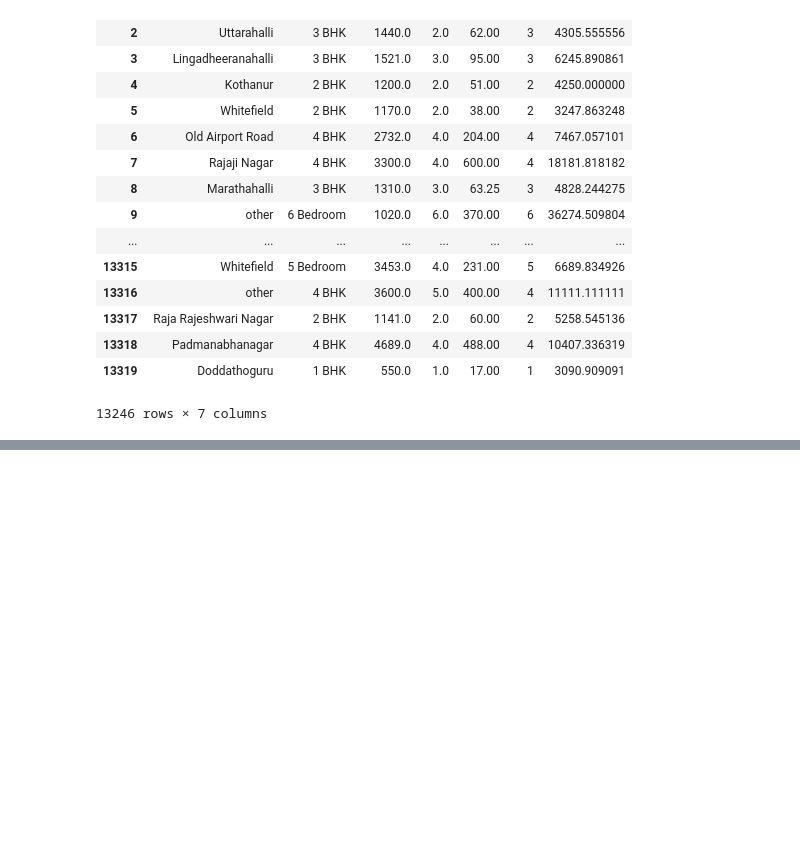
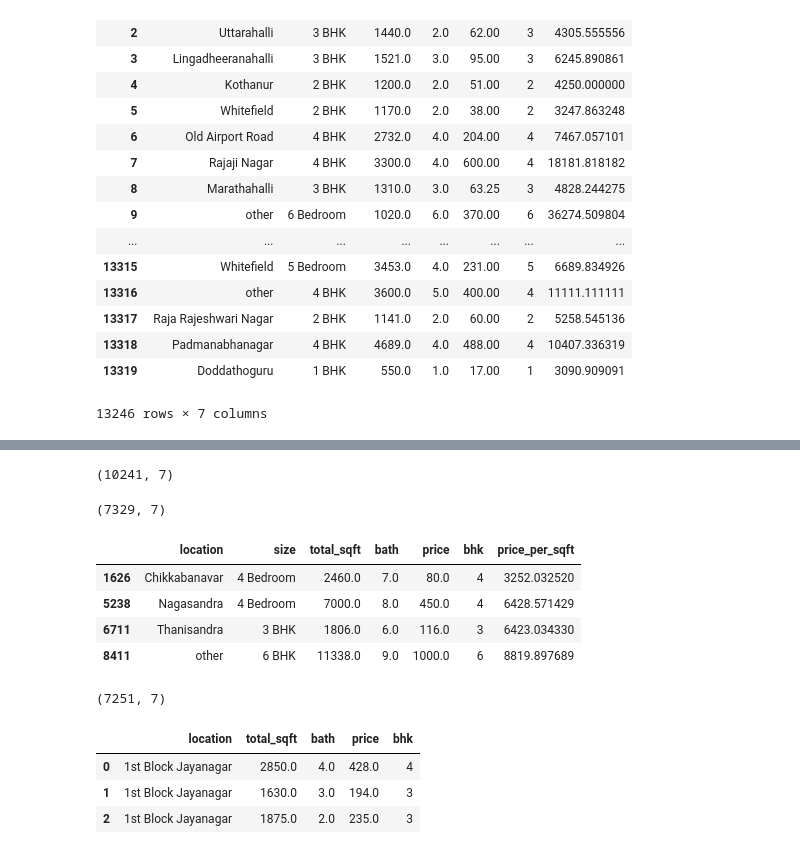
Before and after one commit to Pramodkmishra/ML-Projects, a Jupyter notebook: house price prediction/Hose_price.ipynb, the cells around one changed output, grey strips where cells are left out. Saved outputs shown, nothing was run; the diff lists cells and outputs as text; code cells hidden in the pictures; blank space fills up the shorter version.

Commit message:
outliers removel completed

```diff
--- a/house price prediction/Hose_price.ipynb
+++ b/house price prediction/Hose_price.ipynb
@@ -232,0 +242,5 @@ df5
+# %%
+df6=df5[~(df5.total_sqft/df5.bhk<300)]
+df5.shape
+df6.shape
+df6.head
@@ -232,0 +265,55 @@ df5
+# %%
+def remove_pps_outliers(df):
+    df_out=pd.DataFrame()
+    for key,subdf in df.groupby('location'):
+        m=np.mean(subdf.price_per_sqft)
+        st=np.std(subdf.price_per_sqft)
+        reduced_df=subdf[(subdf.price_per_sqft>(m-st))&(subdf.price_per_sqft<(m+st))]
+        df_out=pd.concat([df_out,reduced_df],ignore_index=True)
+    return df_out
+df7=remove_pps_outliers(df6)
+df7.shape
+# %% [output]
+(10241, 7)
+# %%
+def remove_bhk_outliers(df):
+    exclude_indices=np.array([])
+    for location,location_df in df.groupby('location'):
+        bhk_stats={}
+        for bhk,bhk_df in location_df.groupby('bhk'):
+            bhk_stats[bhk]={
+                'mean':np.mean(bhk_df.price_per_sqft),
+                'std':np.std(bhk_df.price_per_sqft),
+                'count':bhk_df.shape[0]
+
+            }
+        for bhk,bhk_df in location_df.groupby('bhk'):
+            stats=bhk_stats.get(bhk-1)
+            if stats and stats['count']>5:
+                exclude_indices=np.append(exclude_indices,bhk_df[bhk_df.price_per_sqft<(stats['mean'])].index.values)
+    return df.drop(exclude_indices,axis='index')
+df8=remove_bhk_outliers(df7)
+df8.shape
+# %% [output]
+(7329, 7)
+# %%
+df8[df8.bath>df8.bhk+2]
+# %% [output]
+|  | location | size | total_sqft | bath | price | bhk | price_per_sqft |
+| 1626 | Chikkabanavar | 4 Bedroom | 2460.0 | 7.0 | 80.0 | 4 | 3252.032520 |
+| 5238 | Nagasandra | 4 Bedroom | 7000.0 | 8.0 | 450.0 | 4 | 6428.571429 |
+| 6711 | Thanisandra | 3 BHK | 1806.0 | 6.0 | 116.0 | 3 | 6423.034330 |
+| 8411 | other | 6 BHK | 11338.0 | 9.0 | 1000.0 | 6 | 8819.897689 |
+# %%
+df9=df8[df8.bath<df8.bhk+2]
+df9.shape
+# %% [output]
+(7251, 7)
+# %%
+df10=df9.drop(['size','price_per_sqft'],axis='columns')
+df10.head(3)
+# %% [output]
+|  | location | total_sqft | bath | price | bhk |
+| 0 | 1st Block Jayanagar | 2850.0 | 4.0 | 428.0 | 4 |
+| 1 | 1st Block Jayanagar | 1630.0 | 3.0 | 194.0 | 3 |
+| 2 | 1st Block Jayanagar | 1875.0 | 2.0 | 235.0 | 3 |
```
Also changed, not shown: parts of 2 cells of this notebook.
